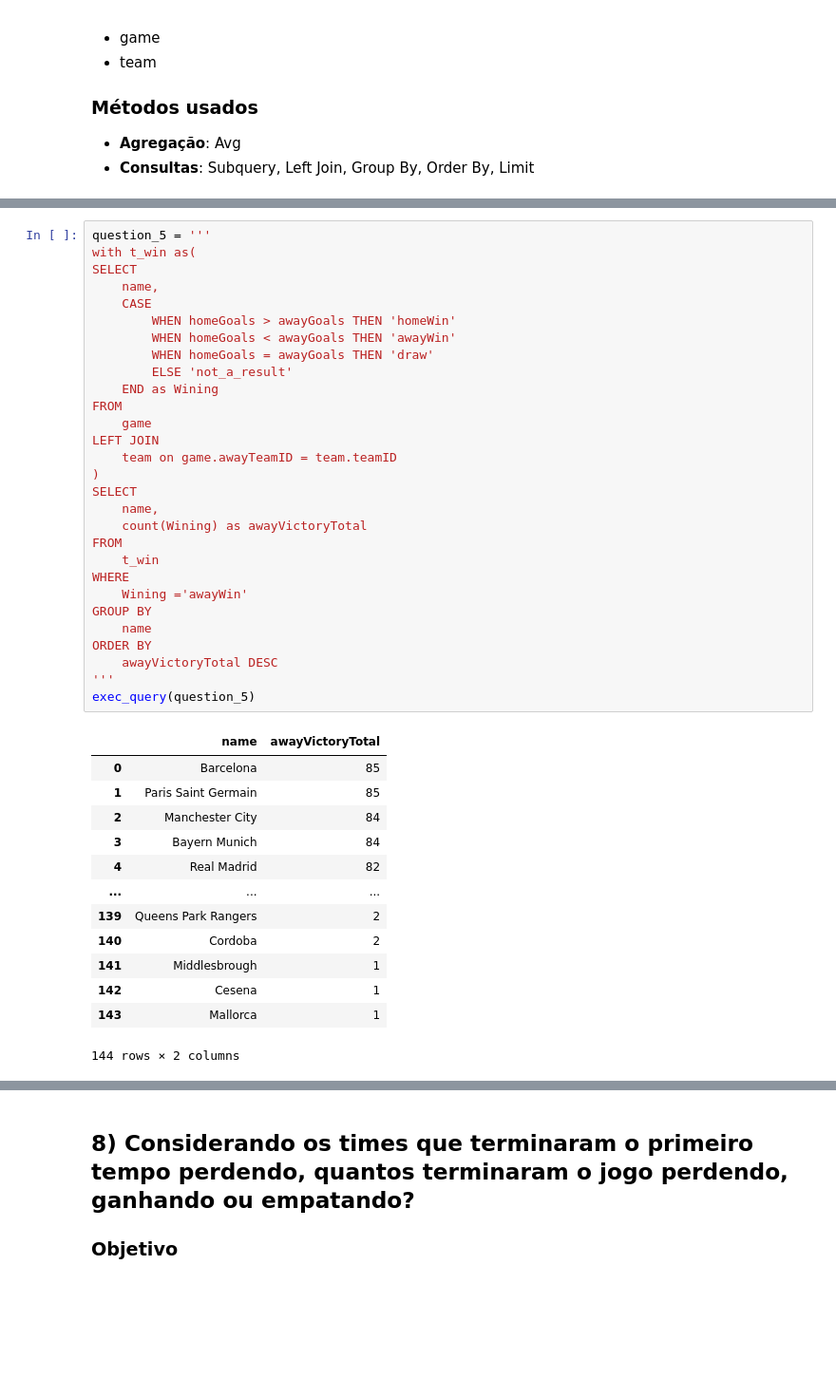
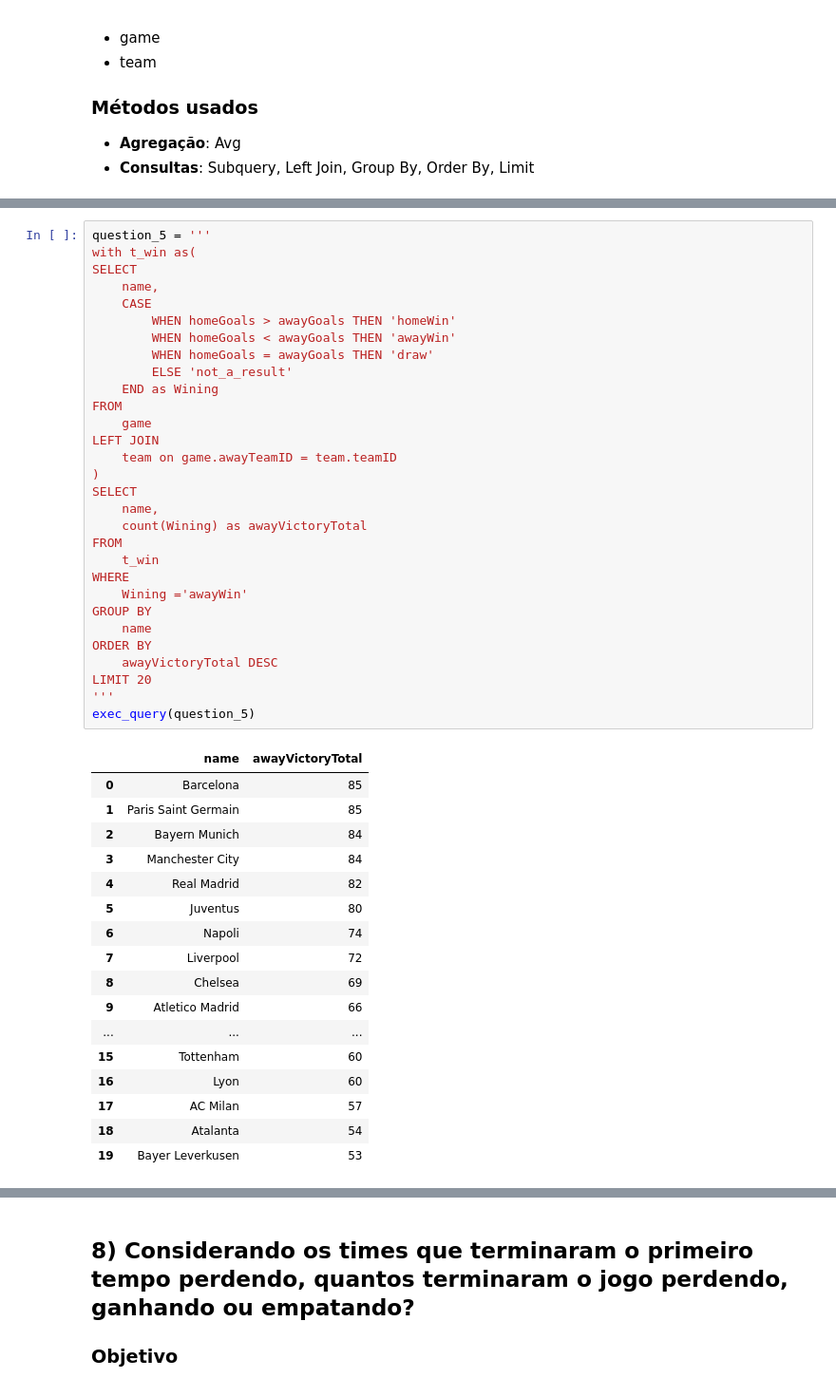
Before and after one commit to ciencia-dados-ifsp-grupo5/FootbalDatabase, a Jupyter notebook: notebooks/FootballDatabase_analysis.ipynb, the cells around one changed output, grey strips where cells are left out. Shown at 95% size. Drawn from its saved outputs; the diff is of its cells as text; blank space fills up the shorter version.

```diff
--- a/notebooks/FootballDatabase_analysis.ipynb
+++ b/notebooks/FootballDatabase_analysis.ipynb
@@ -426,43 +452,48 @@ with t_win as(
 SELECT
     name,
     CASE
         WHEN homeGoals > awayGoals THEN 'homeWin'
         WHEN homeGoals < awayGoals THEN 'awayWin'
         WHEN homeGoals = awayGoals THEN 'draw'
         ELSE 'not_a_result'
     END as Wining
 FROM
     game
 LEFT JOIN
     team on game.awayTeamID = team.teamID
 )
 SELECT
     name,
     count(Wining) as awayVictoryTotal
 FROM
     t_win
 WHERE
     Wining ='awayWin'
 GROUP BY
     name
 ORDER BY
     awayVictoryTotal DESC
+LIMIT 20
 '''
 exec_query(question_5)
 # %% [output]
 |  | name | awayVictoryTotal |
 | 0 | Barcelona | 85 |
 | 1 | Paris Saint Germain | 85 |
-| 2 | Manchester City | 84 |
-| 3 | Bayern Munich | 84 |
+| 2 | Bayern Munich | 84 |
+| 3 | Manchester City | 84 |
 | 4 | Real Madrid | 82 |
+| 5 | Juventus | 80 |
+| 6 | Napoli | 74 |
+| 7 | Liverpool | 72 |
+| 8 | Chelsea | 69 |
+| 9 | Atletico Madrid | 66 |
 | ... | ... | ... |
-| 139 | Queens Park Rangers | 2 |
-| 140 | Cordoba | 2 |
-| 141 | Middlesbrough | 1 |
-| 142 | Cesena | 1 |
-| 143 | Mallorca | 1 |
+| 15 | Tottenham | 60 |
+| 16 | Lyon | 60 |
+| 17 | AC Milan | 57 |
+| 18 | Atalanta | 54 |
+| 19 | Bayer Leverkusen | 53 |
-144 rows × 2 columns
 # %% [markdown]
 ## 6) Qual time fez mais gols em uma única temporada?
 
```
Also changed, not shown: parts of 17 cells of this notebook.
